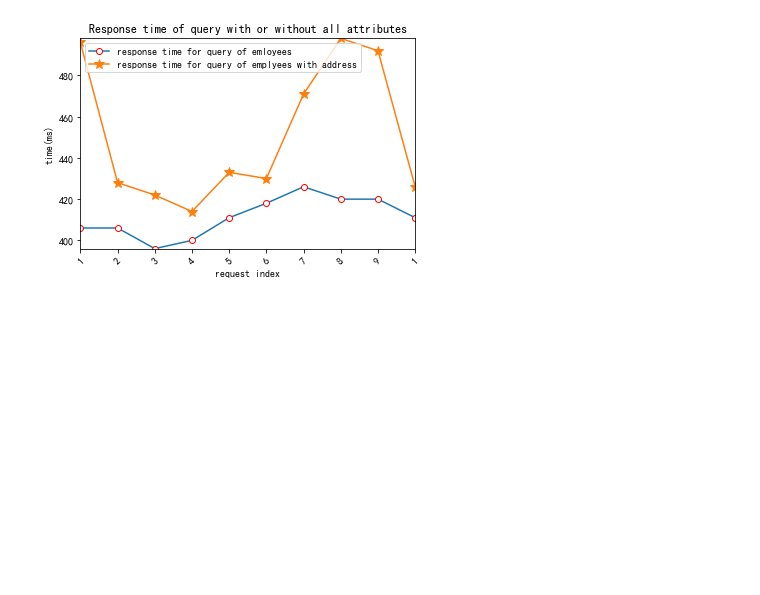
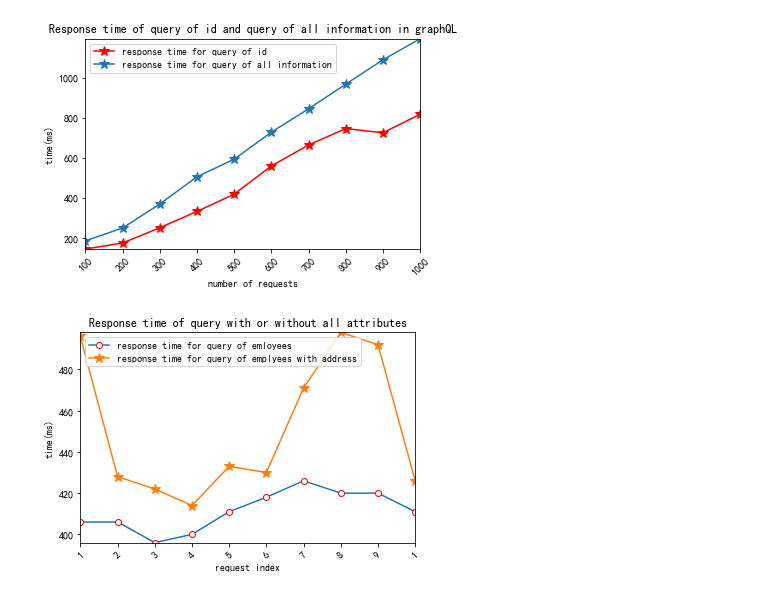
Before and after one commit to Spycsh/graphql-demo, a Jupyter notebook: simple_comparison.ipynb, the cells around one changed output. Cells and saved outputs as stored; diff of their text form; code cells hidden in the pictures; blank space fills up the shorter version.

```diff
--- a/simple_comparison.ipynb
+++ b/simple_comparison.ipynb
@@ -29,3 +31,34 @@ plt.show()
+# %%
+##########比对grpc和graphql##########
+## ALL employee vs. all employee id
+# encoding=utf-8
+import matplotlib.pyplot as plt
+from pylab import *                                 #支持中文
+mpl.rcParams['font.sans-serif'] = ['SimHei']
+
+names = ['100', '200', '300', '400', '500','600','700','800','900','1000']
+x = range(len(names))
+# y=[244,553,762,975,1156,1327,1405,1639,1852,1962]
+# y1 = [52, 105, 141,175,205 ,237, 288, 317,375,432]
+y=[145,175,251,333,419,560,665,747,726,819]
+y1=[186,250,370,506,594,729,846,969,1091,1196]
+#plt.plot(x, y, 'ro-')
+#plt.plot(x, y1, 'bo-')
+#pl.xlim(-1, 11)  # 限定横轴的范围
+#pl.ylim(-1, 110)  # 限定纵轴的范围
+plt.plot(x, y, color='r',marker='*',ms=10,label=u'response time for query of id')
+plt.plot(x, y1, marker='*', ms=10,label=u'response time for query of all information')
+plt.legend()  # 让图例生效
+plt.xticks(x, names, rotation=45)
+plt.margins(0)
+plt.subplots_adjust(bottom=0.15)
+plt.xlabel(u"number of requests") #X轴标签
+plt.ylabel("time(ms)") #Y轴标签
+plt.title("Response time of query of id and query of all information in graphQL") #标题
+
+plt.show()
+# %% [output]
+[figure, added]
 # %%
 ##########比对graphql几种条件查询part data和graphql full data##########
 # full data 查询
```
Also changed, not shown: parts of 1 cell of this notebook.
